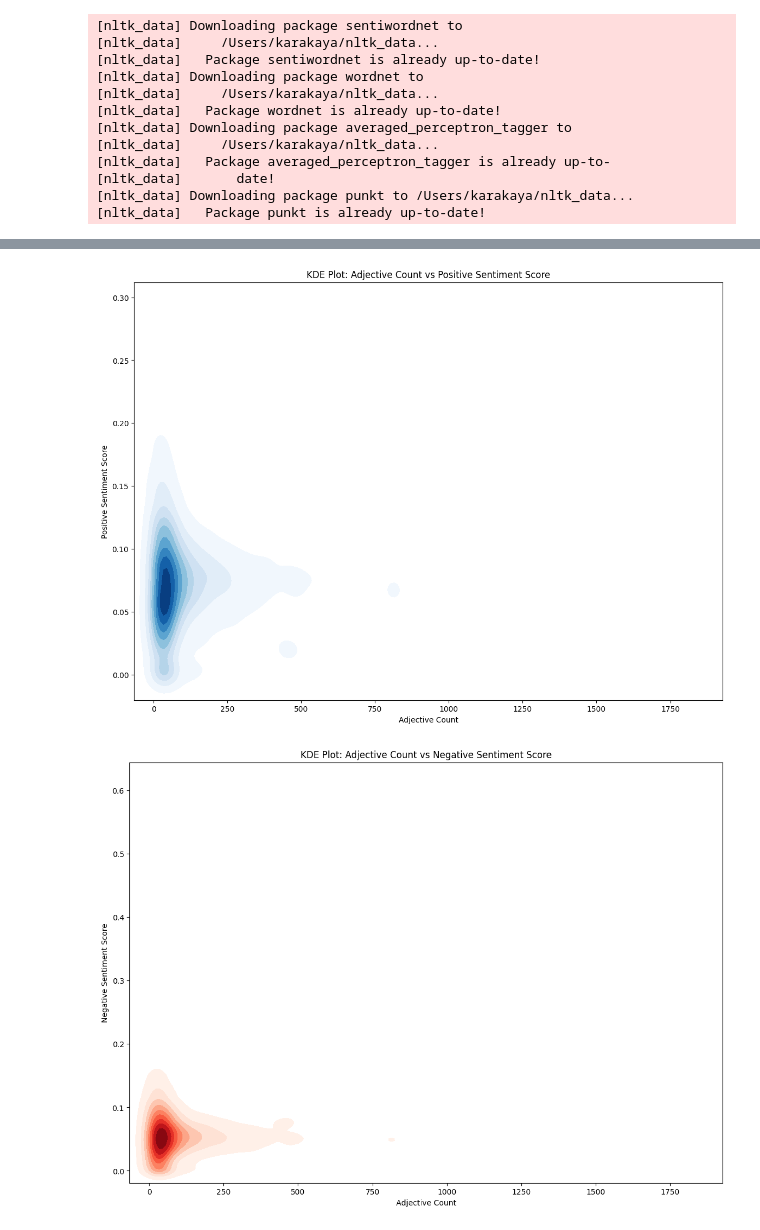
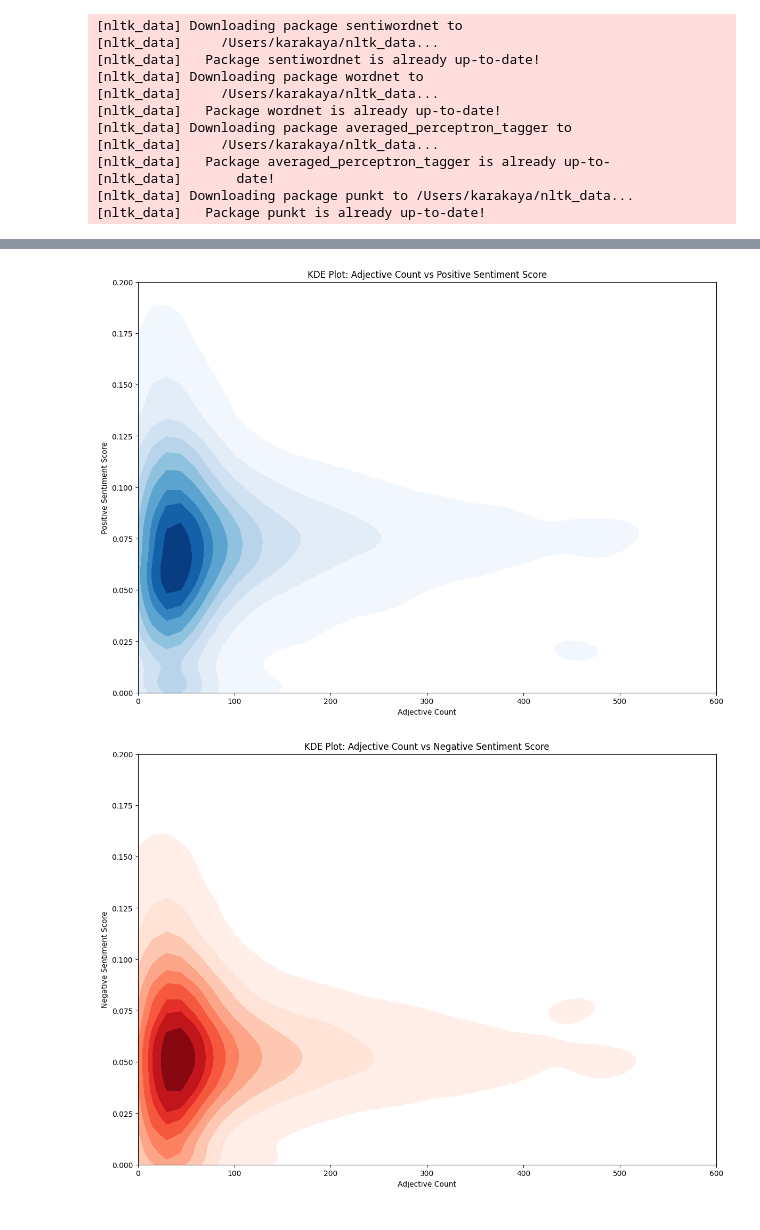
Before and after one commit to kdirkarakaya/steam_reviews_sentiment_analysis, a Jupyter notebook: review_sentiment_analysis.ipynb, the cells around one changed output, grey strips where cells are left out. Cells and saved outputs as stored; diff of their text form; code cells hidden in the pictures.

```diff
--- a/review_sentiment_analysis.ipynb
+++ b/review_sentiment_analysis.ipynb
@@ -383,29 +453,34 @@ plt.show()
 # %%
 # Plotting KDE plots
 plt.figure(figsize=(14, 10))
 
 # KDE plot for positive sentiment score vs adjective count
 sns.kdeplot(data=results_df, x='word_count', y='positive_score', fill=True, cmap="Blues", thresh=0.05)
 plt.title('KDE Plot: Adjective Count vs Positive Sentiment Score')
 plt.xlabel('Adjective Count')
 plt.ylabel('Positive Sentiment Score')
+plt.xlim(0, 600) # limit x-axis to 0-600
+plt.ylim(0, 0.2)
 plt.show()
 
 # KDE plot for negative sentiment score vs adjective count
 plt.figure(figsize=(14, 10))
 sns.kdeplot(data=results_df, x='word_count', y='negative_score', fill=True, cmap="Reds", thresh=0.05)
 plt.title('KDE Plot: Adjective Count vs Negative Sentiment Score')
 plt.xlabel('Adjective Count')
 plt.ylabel('Negative Sentiment Score')
+plt.xlim(0, 600)
+plt.ylim(0, 0.2)
 plt.show()
 
 # KDE plot for objective sentiment score vs adjective count
 plt.figure(figsize=(14, 10))
 sns.kdeplot(data=results_df, x='word_count', y='objective_score', fill=True, cmap="Greens", thresh=0.05)
 plt.title('KDE Plot: Adjective Count vs Objective Sentiment Score')
 plt.xlabel('Adjective Count')
 plt.ylabel('Objective Sentiment Score')
+plt.xlim(0, 700)
 plt.show()
 # %% [output]
-[figure, old version]
+[figure, new version]
-[figure, old version]
+[figure, new version]
```
Also changed, not shown: parts of 30 cells of this notebook, 4 other files.
